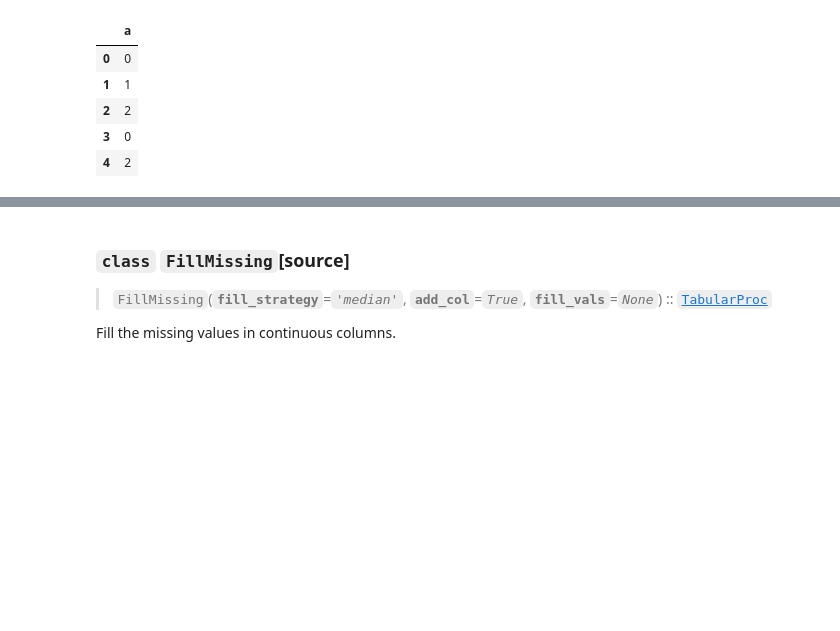
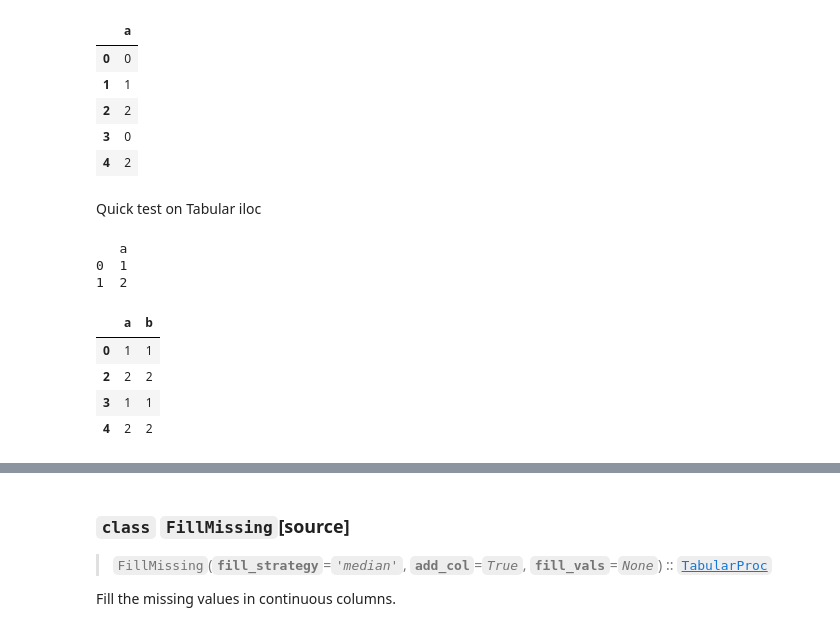
Before and after one commit to anhquan0412/fastai2, a Jupyter notebook: quan-nbs/7_40_tabular.core.ipynb, the cells around one changed output, grey strips where cells are left out. Saved outputs shown, nothing was run; the diff lists cells and outputs as text; code cells hidden in the pictures; blank space fills up the shorter version.

Commit message:
more note on tabular core

```diff
--- a/quan-nbs/7_40_tabular.core.ipynb
+++ b/quan-nbs/7_40_tabular.core.ipynb
@@ -204,9 +212,12 @@ class Tabular(CollBase, GetAttr, FilteredBase):
     def setup(self):
 #         print('Tabular class setup, no return')
         self.procs.setup(self) # call procs setup which does not return anything
-    def process(self): self.procs(self)
+    def process(self): self.procs(self) # call procs on itself, ideally run after def new (e.g. on new test set)
     def loc(self): return self.items.loc
-    def iloc(self): return _TabIloc(self)
+    def iloc(self):
+        return _TabIloc(self)
+        # to access data from dataframe using row as number (NOT df index, see below)
+        # and col as string name
     def targ(self): return self.items[self.y_names]
     def x_names (self): return self.cat_names + self.cont_names
     def n_subsets(self): return 2
@@ -221,3 +232,5 @@ class Tabular(CollBase, GetAttr, FilteredBase):
         return self.x_names + self.y_names if len(ys) == len(self.y_names) else self.x_names
 
 properties(Tabular,'loc','iloc','targ','all_col_names','n_subsets','x_names','y')
+# a function in fastcore utils to set these as attributes (only getter) for Tabular class
+# equivalent to put @property above the function
@@ -434,3 +457,23 @@ to.show() # show will decode back
 | 2 | 2 |
 | 3 | 0 |
 | 4 | 2 |
+# %% [markdown]
+Quick test on Tabular iloc
+# %%
+to.iloc[[0,1],['a']] # better iloc, since you can't do this: df.iloc[[0,1],['a']]
+# %% [output]
+   a
+0  1
+1  2
+# %%
+df_temp = pd.DataFrame({'a':[0,1,2,0,2],'b':['a','b','c','a','c']})
+df_temp.drop(1,inplace=True)
+to_temp = TabularPandas(df_temp, procs = Categorify, cat_names=['a','b'])
+# %%
+to_temp.items
+# %% [output]
+|  | a | b |
+| 0 | 1 | 1 |
+| 2 | 2 | 2 |
+| 3 | 1 | 1 |
+| 4 | 2 | 2 |
```
Also changed, not shown: parts of 25 cells of this notebook, 3 other files.
